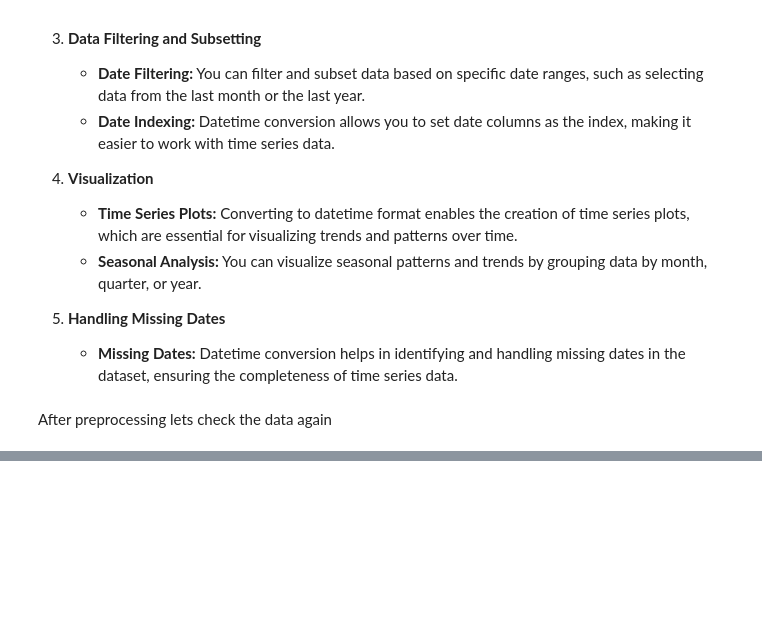
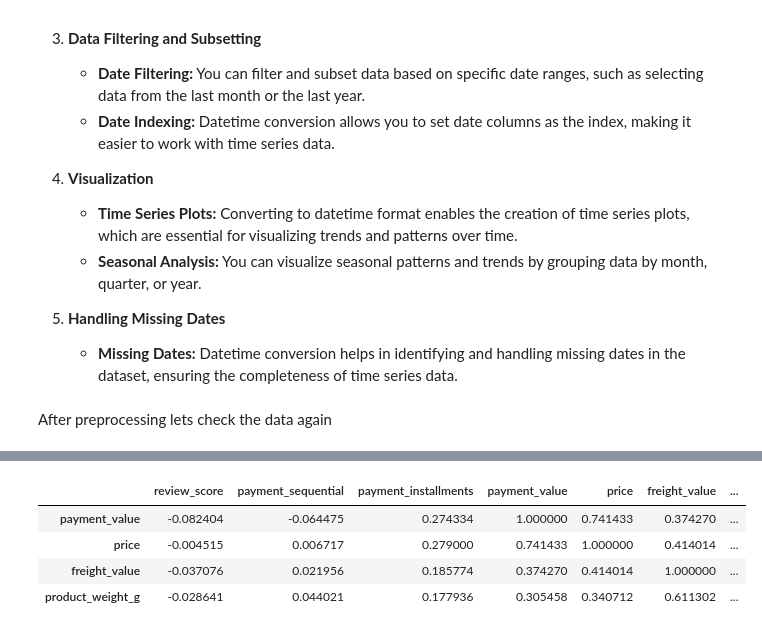
Before and after one commit to waiz2601/Brazilian-E-Commerce-Public-Dataset-by-Olist, a Jupyter notebook: eda.ipynb, the cells around one changed output, grey strips where cells are left out. Saved outputs shown, nothing was run; the diff lists cells and outputs as text; code cells hidden in the pictures; blank space fills up the shorter version.

```diff
--- a/eda.ipynb
+++ b/eda.ipynb
@@ -223,0 +260,9 @@ Dataset Shape: (117329, 39)
+# %%
+corr_payment_value = corr.loc[(corr['payment_value'] > 0.3) | (corr['payment_value'] <= -0.3)]
+corr_payment_value
+# %% [output]
+|  | review_score | payment_sequential | payment_installments | payment_value | price | freight_value | ... |
+| payment_value | -0.082404 | -0.064475 | 0.274334 | 1.000000 | 0.741433 | 0.374270 | ... |
+| price | -0.004515 | 0.006717 | 0.279000 | 0.741433 | 1.000000 | 0.414014 | ... |
+| freight_value | -0.037076 | 0.021956 | 0.185774 | 0.374270 | 0.414014 | 1.000000 | ... |
+| product_weight_g | -0.028641 | 0.044021 | 0.177936 | 0.305458 | 0.340712 | 0.611302 | ... |
```
Also changed, not shown: parts of 16 cells of this notebook.
